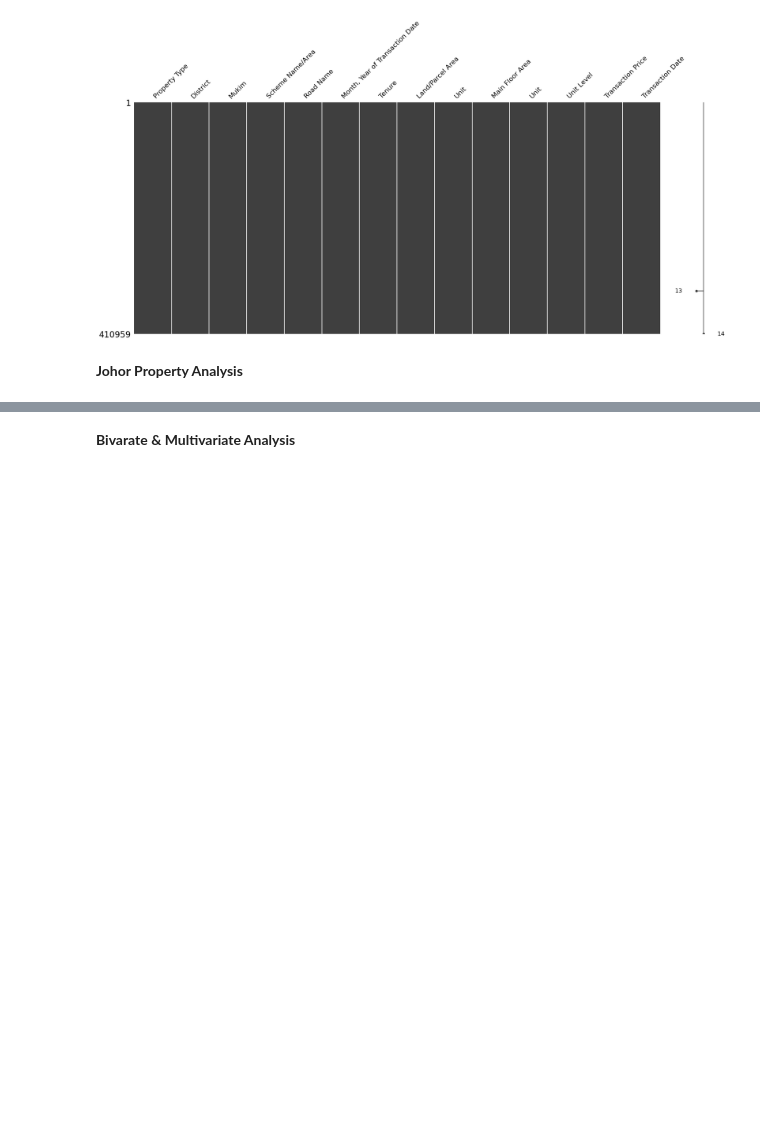
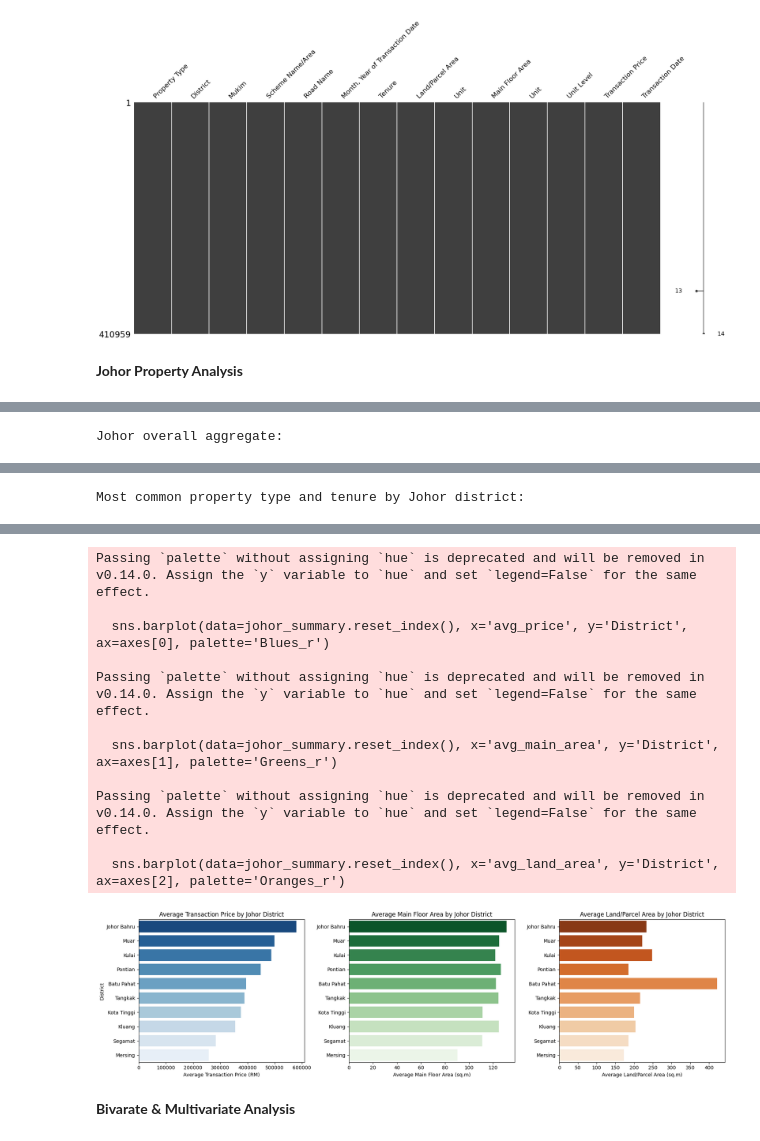
Before and after one commit to SulaimanTajuddin/Malaysia-Residential-Property-Analysis, a Jupyter notebook: EDA (Johor).ipynb, the cells around one changed output, grey strips where cells are left out. Drawn from its saved outputs; the diff is of its cells as text; code cells hidden in the pictures; blank space fills up the shorter version.

```diff
--- a/EDA.ipynb
+++ b/EDA (Johor).ipynb
@@ -173,13 +173,3 @@ msno.matrix(df)
 [figure]
 # %% [markdown]
 **Johor Property Analysis**
-# %%
-# List of districts in Johor
-johor_districts = ['Johor Bahru', 'Batu Pahat', 'Kluang', 'Kota Tinggi', 'Kulai', 'Mersing', 'Muar', 'Pontian', 'Segamat', 'Tangkak']
-
-# Filter the dataframe for Johor districts
-df_johor = df[df['District'].isin(johor_districts)]
-
-# Aggregate by District: count the number of properties per district
-district_counts = df_johor.groupby('District').size()
-print(district_counts)
@@ -268,0 +176,48 @@ Tangkak              124.45  106.0           216.20  173.65
+# %%
+# Johor district analysis and side-by-side comparison
+johor_summary = district_summary.loc[johor_districts].copy()
+johor_summary = johor_summary.sort_values('avg_price', ascending=False)
+
+johor_state_summary = pd.Series({
+    'transactions': len(df_johor),
+    'avg_price': df_johor['Transaction Price'].mean(),
+    'median_price': df_johor['Transaction Price'].median(),
+    'avg_main_area': df_johor['Main Floor Area'].mean(),
+    'median_main_area': df_johor['Main Floor Area'].median(),
+    'avg_land_area': df_johor['Land/Parcel Area'].mean(),
+    'median_land_area': df_johor['Land/Parcel Area'].median()
+}, name='Johor State')
+
+johor_summary['price_vs_state_avg'] = (johor_summary['avg_price'] / johor_state_summary['avg_price'] - 1).round(3)
+johor_summary['main_area_vs_state_avg'] = (johor_summary['avg_main_area'] / johor_state_summary['avg_main_area'] - 1).round(3)
+johor_summary['land_area_vs_state_avg'] = (johor_summary['avg_land_area'] / johor_state_summary['avg_land_area'] - 1).round(3)
+
+display(johor_summary[['transactions', 'avg_price', 'median_price', 'avg_main_area', 'avg_land_area',
+                       'price_vs_state_avg', 'main_area_vs_state_avg', 'land_area_vs_state_avg']])
+
+print('\nJohor overall aggregate:')
+display(johor_state_summary.to_frame().T)
+
+print('\nMost common property type and tenure by Johor district:')
+display(district_category_summary.loc[johor_districts])
+
+fig, axes = plt.subplots(1, 3, figsize=(18, 5))
+
+sns.barplot(data=johor_summary.reset_index(), x='avg_price', y='District', ax=axes[0], palette='Blues_r')
+axes[0].set_title('Average Transaction Price by Johor District')
+axes[0].set_xlabel('Average Transaction Price (RM)')
+axes[0].set_ylabel('District')
+
+sns.barplot(data=johor_summary.reset_index(), x='avg_main_area', y='District', ax=axes[1], palette='Greens_r')
+axes[1].set_title('Average Main Floor Area by Johor District')
+axes[1].set_xlabel('Average Main Floor Area (sq.m)')
+axes[1].set_ylabel('')
+
+sns.barplot(data=johor_summary.reset_index(), x='avg_land_area', y='District', ax=axes[2], palette='Oranges_r')
+axes[2].set_title('Average Land/Parcel Area by Johor District')
+axes[2].set_xlabel('Average Land/Parcel Area (sq.m)')
+axes[2].set_ylabel('')
+
+plt.tight_layout()
+plt.show()
+# %% [output]
@@ -268,0 +236 @@ Tangkak              124.45  106.0           216.20  173.65
+Johor overall aggregate:
@@ -268,0 +239 @@ Tangkak              124.45  106.0           216.20  173.65
+Most common property type and tenure by Johor district:
@@ -269,3 +252,15 @@ Tangkak              124.45  106.0           216.20  173.65
+Passing `palette` without assigning `hue` is deprecated and will be removed in v0.14.0. Assign the `y` variable to `hue` and set `legend=False` for the same effect.
+
+  sns.barplot(data=johor_summary.reset_index(), x='avg_price', y='District', ax=axes[0], palette='Blues_r')
+
+Passing `palette` without assigning `hue` is deprecated and will be removed in v0.14.0. Assign the `y` variable to `hue` and set `legend=False` for the same effect.
+
+  sns.barplot(data=johor_summary.reset_index(), x='avg_main_area', y='District', ax=axes[1], palette='Greens_r')
+
+Passing `palette` without assigning `hue` is deprecated and will be removed in v0.14.0. Assign the `y` variable to `hue` and set `legend=False` for the same effect.
+
+  sns.barplot(data=johor_summary.reset_index(), x='avg_land_area', y='District', ax=axes[2], palette='Oranges_r')
+[figure, added]
 # %% [markdown]
 **Bivarate & Multivariate Analysis**
 # %%
```
Also changed, not shown: parts of 4 cells of this notebook, 2 other files.
